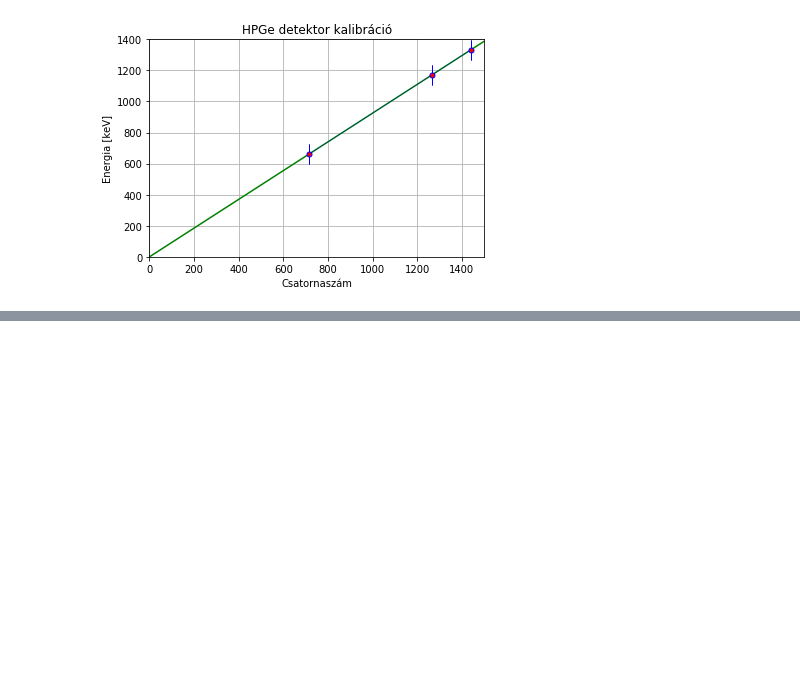
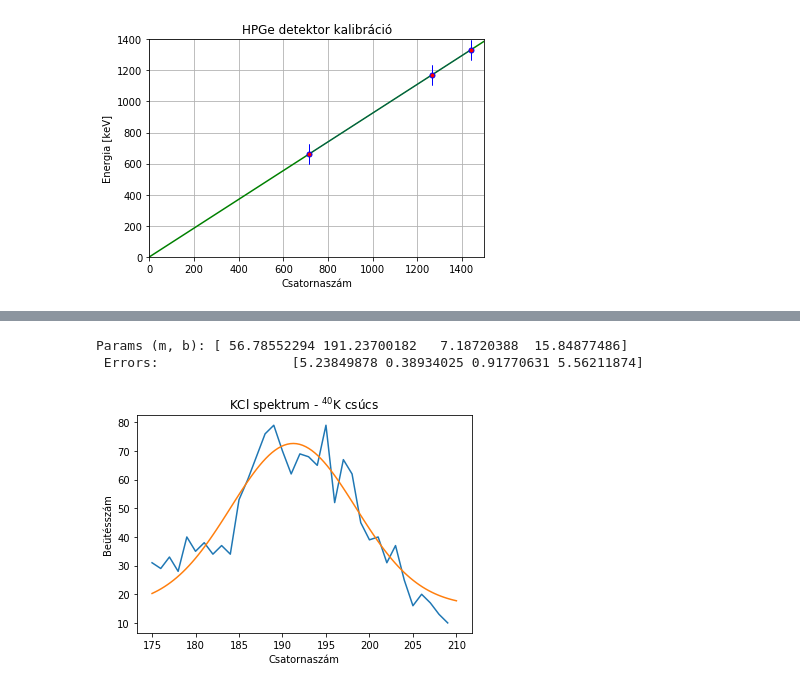
Before and after one commit to szigeti996/kvml, a Jupyter notebook: msp/msp.ipynb, the cells around one changed output, grey strips where cells are left out. Cells and saved outputs as stored; diff of their text form; code cells hidden in the pictures; blank space fills up the shorter version.

```diff
--- a/msp/msp.ipynb
+++ b/msp/msp.ipynb
@@ -266,0 +321,26 @@ Params (m, b): [ 0.92557835 -0.2310341 ]
+# %%
+# csúcs illesztése
+
+plt.plot(list(range(175,210)), KClSp[175:210])
+
+popt, pcov = curve_fit(gauss, list(range(175, 210)),
+                      KClSp[175:210], p0=[140, 193, 5, 16])
+perr = sqrt(diag(pcov))
+
+print('Params (m, b):', popt, '\n', 'Errors:\t\t', perr)
+
+# ez elég fos, de sztem azért mert alig van csúcs
+# a hattérhez képest
+
+plt.plot(np.linspace(175, 210, 100),
+         gauss(np.linspace(175, 210, 100), *popt))
+
+xlabel('Csatornaszám')
+ylabel('Beütésszám')
+title('KCl spektrum - $^{40}$K csúcs')
+
+savefig('./KClcsucsGauss.png')
+# %% [output]
+Params (m, b): [ 56.78552294 191.23700182   7.18720388  15.84877486]
+ Errors:                 [5.23849878 0.38934025 0.91770631 5.56211874]
+[figure, added]
```
Also changed, not shown: parts of 3 cells of this notebook, 27 other files.
